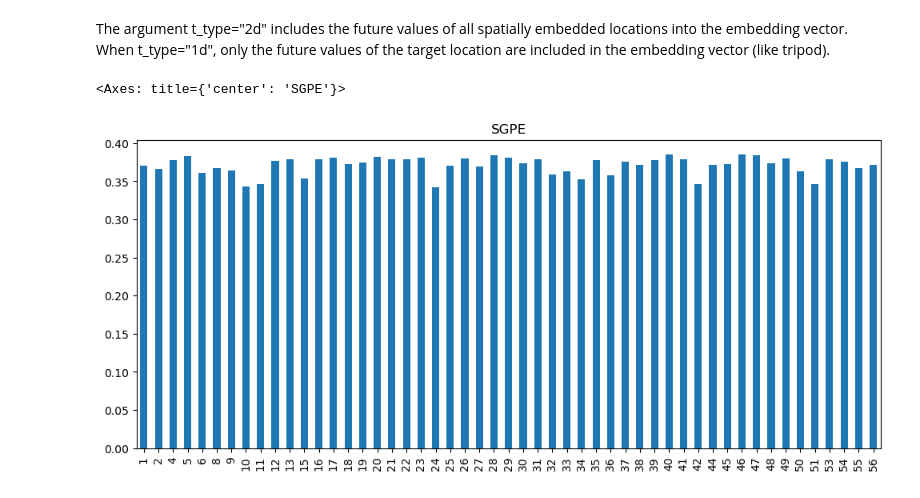
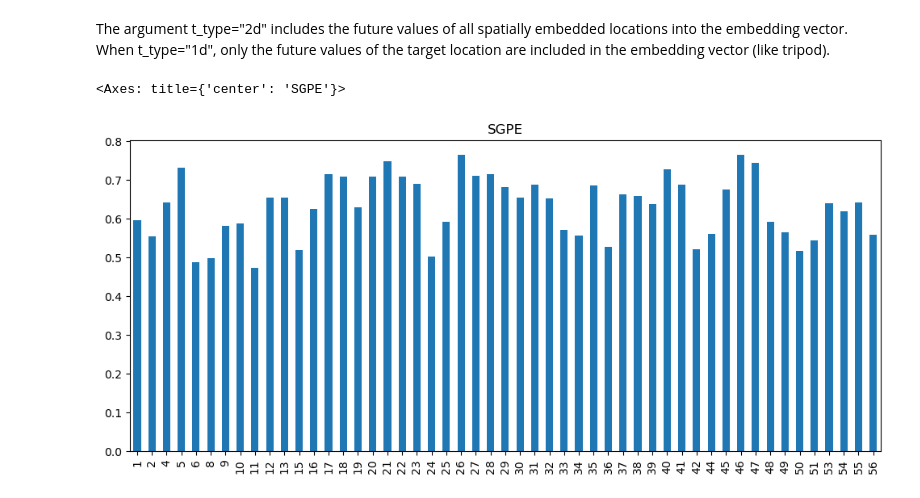
Before and after one commit to jeremynachison/SGPE_for_predictability, a Jupyter notebook: notebooks/test_ordpy.ipynb, the cells around one changed output. Cells and saved outputs as stored; diff of their text form; code cells hidden in the pictures.

```diff
--- a/notebooks/test_ordpy.ipynb
+++ b/notebooks/test_ordpy.ipynb
@@ -53,10 +52,10 @@ The argument t_type="2d" includes the future values of all spatially embedded lo
 # %%
 # here 2 nearest neighbors, and their values 1 and 2 weeks into the future are embedded
 (df.apply(lambda x: sgpe.calculate(x.name, df, pop_centers,
-                                  ds=3,dt=3, taut=7, taus=1, t_type="2d"))
+                                  ds=3,dt=3, taut=7, taus=1, t_type="1d"))
  .plot(kind='bar',figsize=(12,5), title="SGPE"))
 # %% [output]
 <Axes: title={'center': 'SGPE'}>
-[figure, old version]
+[figure, new version]
 # %%
 # see the difference between switching t_type to "1d"
```
Also changed, not shown: parts of 7 cells of this notebook, 29 other files.
